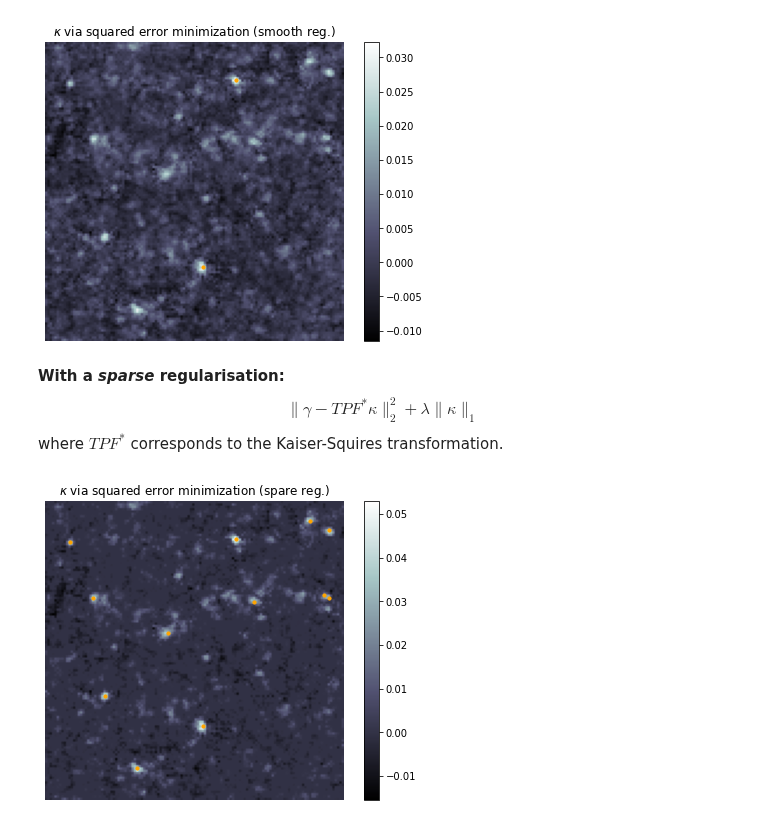
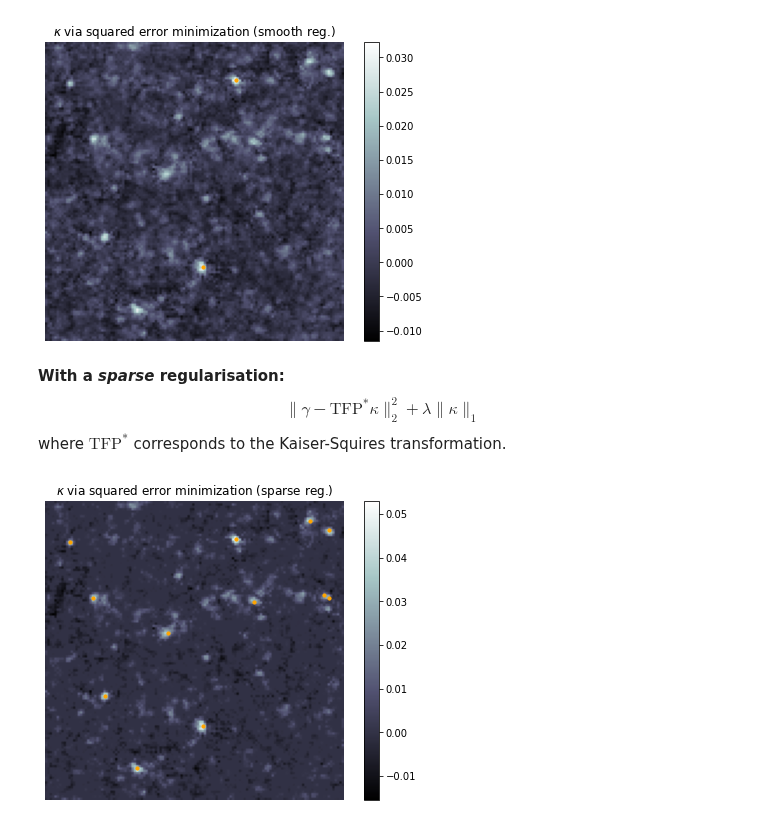
Before and after one commit to CosmoStat/jax-lensing, a Jupyter notebook: notebooks/gamma-to-kappa.ipynb, the cells around one changed output. Saved outputs shown, nothing was run; the diff lists cells and outputs as text; code cells hidden in the pictures.

```diff
--- a/notebooks/gamma-to-kappa.ipynb
+++ b/notebooks/gamma-to-kappa.ipynb
@@ -70,15 +95,15 @@ plot_convergence(kEhat, x, y, title='$\kappa$ via squared error minimization (sm
 [figure]
 # %% [markdown]
 **With a *sparse* regularisation:**
-$$\|\gamma - TPF^* \kappa\|_2^2 + \lambda \|\kappa\|_1$$
-where $TPF^*$ corresponds to the Kaiser-Squires transformation.
+$$\|\gamma - \mathrm{TFP}^* \kappa\|_2^2 + \lambda \|\kappa\|_1$$
+where $\mathrm{TFP}^*$ corresponds to the Kaiser-Squires transformation.
 # %%
 # Recover convergence minimizing the squared error with sparse regularization
 kEhat, kBhat = gamma2kappa(e1map, e2map, obj=square_norm_sparse, kappa_shape=kappaE.shape)
 
 x, y, h = find_peaks2d(kEhat, threshold=0.03, include_border=True)
 
 # Plot peak positions over the convergence
-plot_convergence(kEhat, x, y, title='$\kappa$ via squared error minimization (spare reg.)')
+plot_convergence(kEhat, x, y, title='$\kappa$ via squared error minimization (sparse reg.)')
 # %% [output]
-[figure, old version]
+[figure, new version]
```
Also changed, not shown: parts of 4 cells of this notebook.
